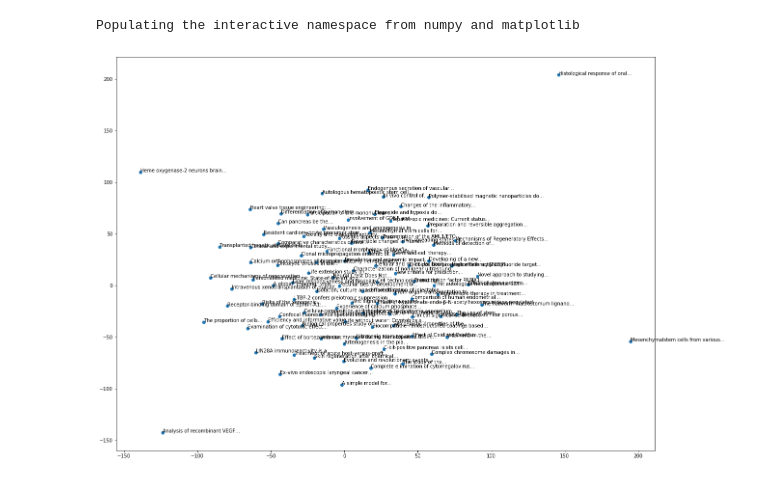
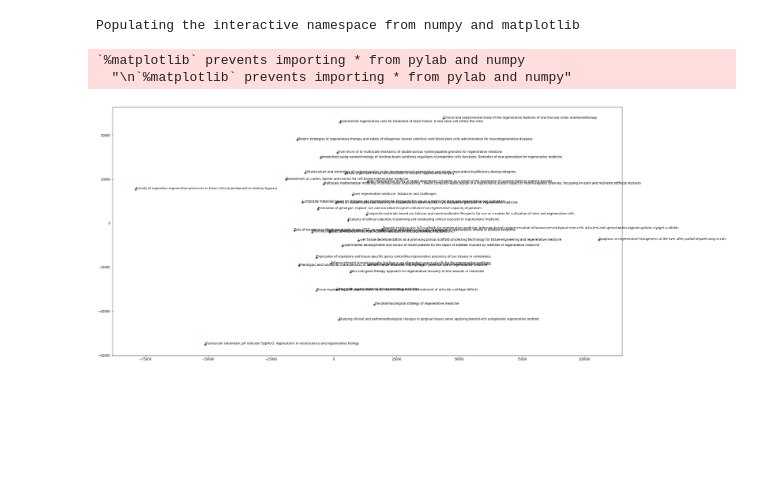
Before and after one commit to alatalab/articles_theme, a Jupyter notebook: tsne_experiment.ipynb, the cells around one changed output. Drawn from its saved outputs; the diff is of its cells as text; code cells hidden in the pictures; blank space fills up the shorter version.

```diff
--- a/tsne_experiment.ipynb
+++ b/tsne_experiment.ipynb
@@ -3,7 +3,11 @@ import nltk
 import gensim
 from gensim.models.doc2vec import Doc2Vec
 
-first_elements=100
+
 
 docs=Doc2Vec.load("doc2vec.bin")
-newdoc=list(docs.docvecs)
+newdoc=[]
+for doc in docs.docvecs:
+   newdoc.append(doc)
+
+print(len(newdoc))
@@ -17,10 +23,4 @@ import pandas as pd
 
 from sklearn.manifold import TSNE
 
-
-
-df = pd.read_csv("data/articles.csv")
-
-titles=df.Title.tolist()[:first_elements]
-titles=[" ".join(title.split()[:4])+"..." for title in titles]
-titles
+titles=list(docs.docvecs.doctags.keys())
@@ -44,0 +27,10 @@ titles
+# %%
+a_titles=[]
+a_doc=[]
+i=0
+for title in titles:
+    if "regenerative" in title:
+        a_titles.append(title)
+        a_doc.append(newdoc[i])
+    i=i+1
+print(a_titles)
@@ -45,6 +43,7 @@ titles
 # %%
-newdoc=newdoc[:first_elements]
-titles=titles[:first_elements]
+
 tsne = TSNE(n_components=2, random_state=0)
 np.set_printoptions(suppress=True)
-Y = tsne.fit_transform(newdoc)
+Y = tsne.fit_transform(a_doc)
+
+Y=Y*100
@@ -71,10 +50,12 @@ docs.docvecs.doctags
 # %%
 %pylab inline
-pylab.rcParams['figure.figsize'] = (20,15)
+pylab.rcParams['figure.figsize'] = (30,15)
 plt.scatter(Y[:, 0], Y[:, 1])
-for label, x, y in zip(titles, Y[:, 0], Y[:, 1]):
+for label, x, y in zip(a_titles, Y[:, 0], Y[:, 1]):
     plt.annotate(label, xy=(x, y), xytext=(0, 0), textcoords='offset points')
 plt.show()
 # %% [output]
 Populating the interactive namespace from numpy and matplotlib
+`%matplotlib` prevents importing * from pylab and numpy
+  "\n`%matplotlib` prevents importing * from pylab and numpy"
-[figure, old version]
+[figure, new version]
```
Also changed, not shown: parts of 5 cells of this notebook, 3 other files.
